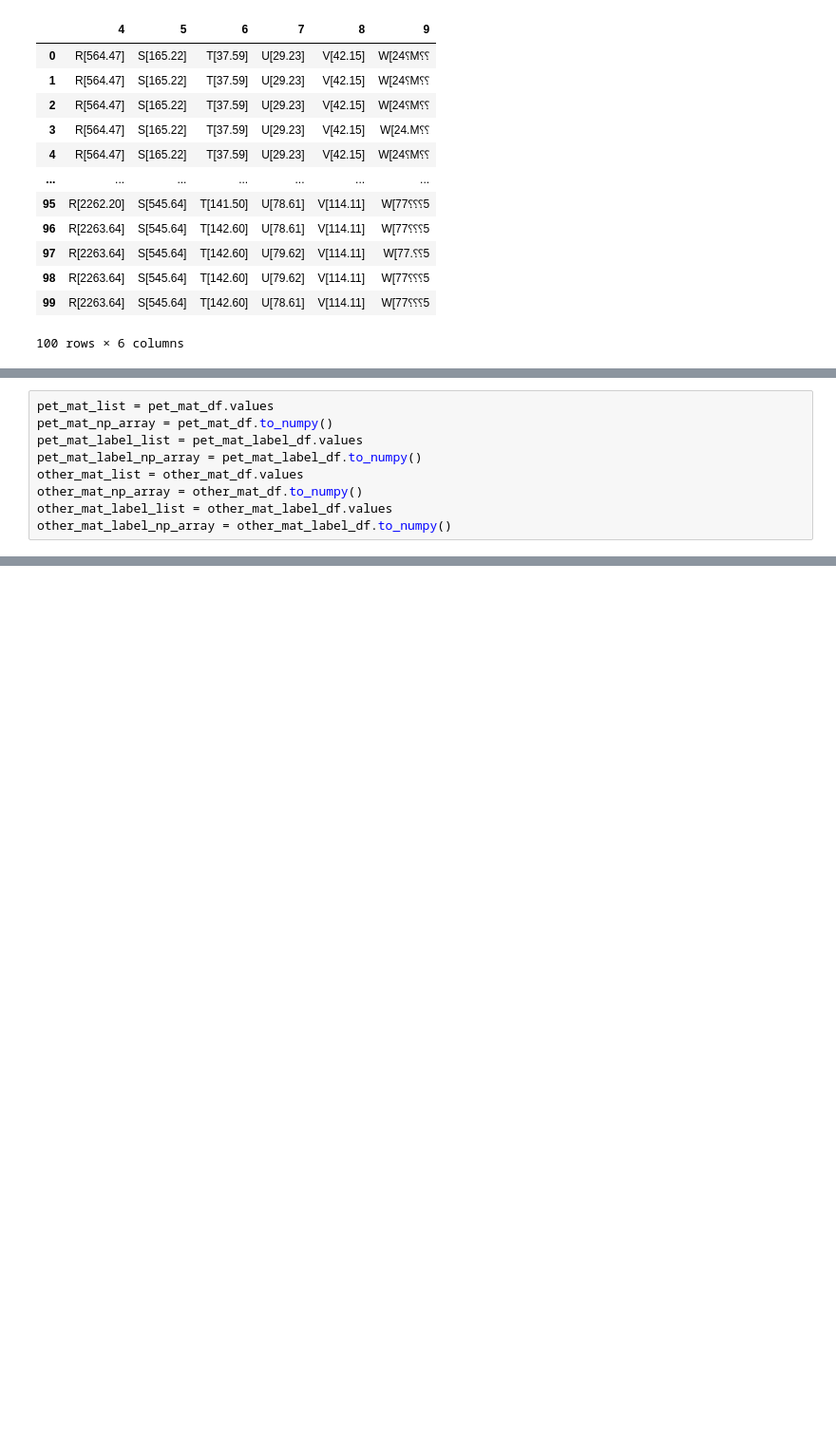
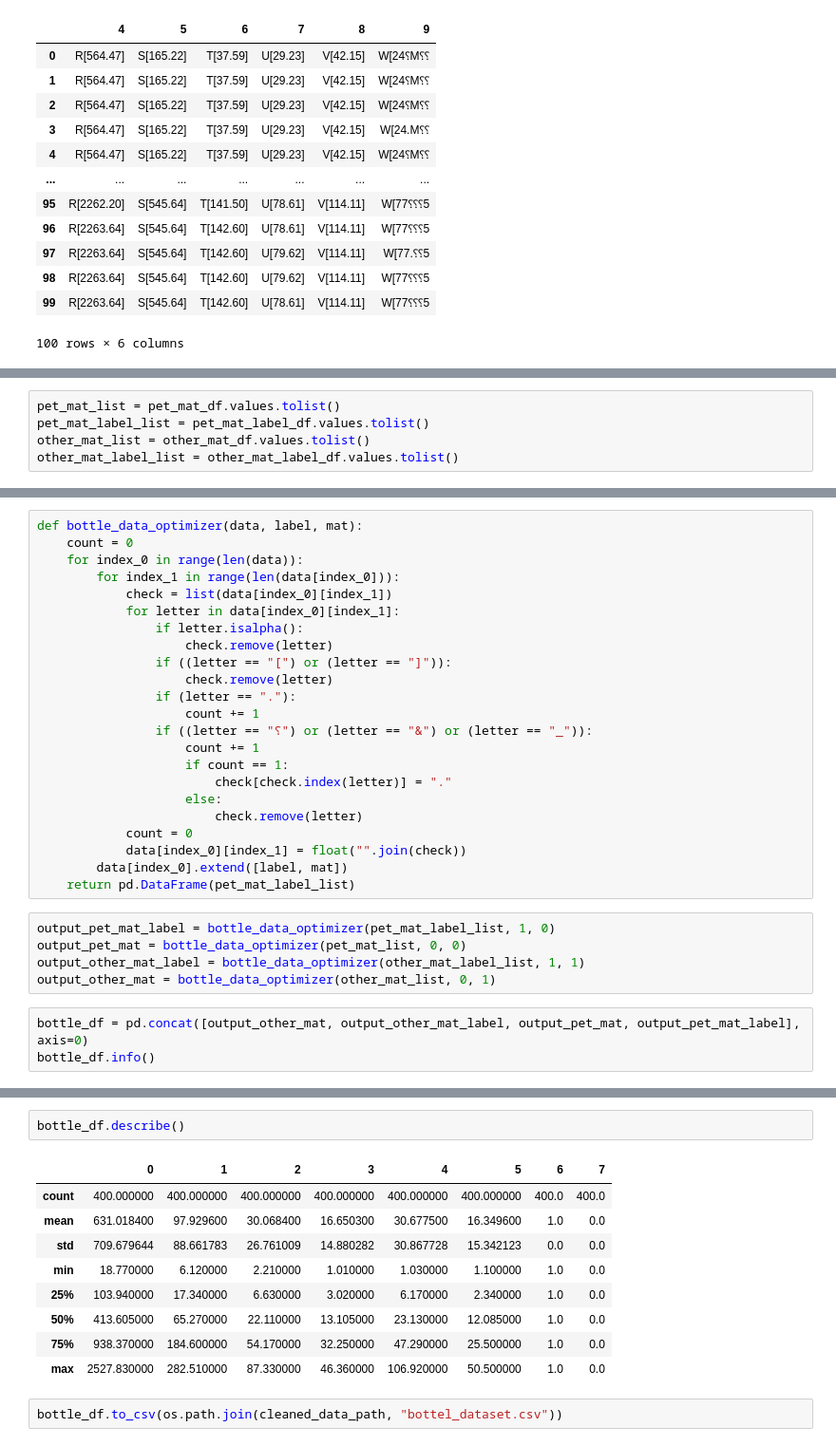
Before and after one commit to newsogood/pet_bottle_sorting_software, a Jupyter notebook: bottle_data_cleaner.ipynb, the cells around one changed output, grey strips where cells are left out. Shown at 95% size. Cells and saved outputs as stored; diff of their text form; blank space fills up the shorter version.

```diff
--- a/bottle_data_analyze.ipynb
+++ b/bottle_data_cleaner.ipynb
@@ -159,12 +161,8 @@ pet_mat_label_df
 100 rows × 6 columns
 # %%
-pet_mat_list = pet_mat_df.values
-pet_mat_np_array = pet_mat_df.to_numpy()
-pet_mat_label_list = pet_mat_label_df.values
-pet_mat_label_np_array = pet_mat_label_df.to_numpy()
-other_mat_list = other_mat_df.values
-other_mat_np_array = other_mat_df.to_numpy()
-other_mat_label_list = other_mat_label_df.values
-other_mat_label_np_array = other_mat_label_df.to_numpy()
+pet_mat_list = pet_mat_df.values.tolist()
+pet_mat_label_list = pet_mat_label_df.values.tolist()
+other_mat_list = other_mat_df.values.tolist()
+other_mat_label_list = other_mat_label_df.values.tolist()
 # %%
 print(len(pet_mat_list))
@@ -186,0 +177,31 @@ print(other_mat_label_list.shape)
+# %%
+def bottle_data_optimizer(data, label, mat):
+    count = 0
+    for index_0 in range(len(data)):
+        for index_1 in range(len(data[index_0])):
+            check = list(data[index_0][index_1])
+            for letter in data[index_0][index_1]:
+                if letter.isalpha():
+                    check.remove(letter)
+                if ((letter == "[") or (letter == "]")):
+                    check.remove(letter)
+                if (letter == "."):
+                    count += 1
+                if ((letter == "⸮") or (letter == "&") or (letter == "_")):
+                    count += 1
+                    if count == 1:
+                        check[check.index(letter)] = "."
+                    else:
+                        check.remove(letter)
+            count = 0
+            data[index_0][index_1] = float("".join(check))
+        data[index_0].extend([label, mat])
+    return pd.DataFrame(pet_mat_label_list)
+# %%
+output_pet_mat_label = bottle_data_optimizer(pet_mat_label_list, 1, 0)
+output_pet_mat = bottle_data_optimizer(pet_mat_list, 0, 0)
+output_other_mat_label = bottle_data_optimizer(other_mat_label_list, 1, 1)
+output_other_mat = bottle_data_optimizer(other_mat_list, 0, 1)
+# %%
+bottle_df = pd.concat([output_other_mat, output_other_mat_label, output_pet_mat, output_pet_mat_label], axis=0)
+bottle_df.info()
@@ -186,0 +224,14 @@ print(other_mat_label_list.shape)
+# %%
+bottle_df.describe()
+# %% [output]
+|  | 0 | 1 | 2 | 3 | 4 | 5 | 6 | 7 |
+| count | 400.000000 | 400.000000 | 400.000000 | 400.000000 | 400.000000 | 400.000000 | 400.0 | 400.0 |
+| mean | 631.018400 | 97.929600 | 30.068400 | 16.650300 | 30.677500 | 16.349600 | 1.0 | 0.0 |
+| std | 709.679644 | 88.661783 | 26.761009 | 14.880282 | 30.867728 | 15.342123 | 0.0 | 0.0 |
+| min | 18.770000 | 6.120000 | 2.210000 | 1.010000 | 1.030000 | 1.100000 | 1.0 | 0.0 |
+| 25% | 103.940000 | 17.340000 | 6.630000 | 3.020000 | 6.170000 | 2.340000 | 1.0 | 0.0 |
+| 50% | 413.605000 | 65.270000 | 22.110000 | 13.105000 | 23.130000 | 12.085000 | 1.0 | 0.0 |
+| 75% | 938.370000 | 184.600000 | 54.170000 | 32.250000 | 47.290000 | 25.500000 | 1.0 | 0.0 |
+| max | 2527.830000 | 282.510000 | 87.330000 | 46.360000 | 106.920000 | 50.500000 | 1.0 | 0.0 |
+# %%
+bottle_df.to_csv(os.path.join(cleaned_data_path, "bottel_dataset.csv"))
```
Also changed, not shown: parts of 8 cells of this notebook, 7 other files.
